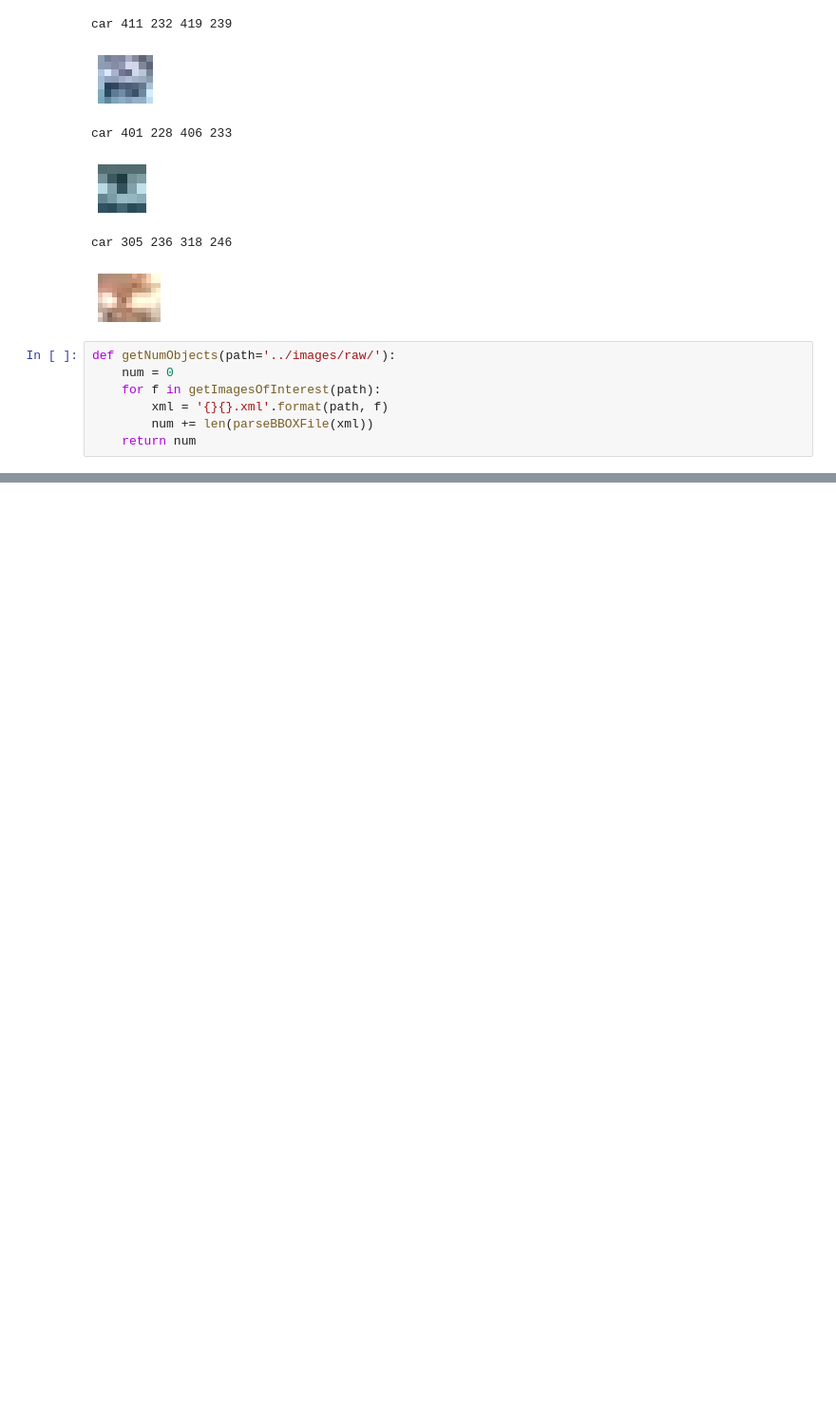
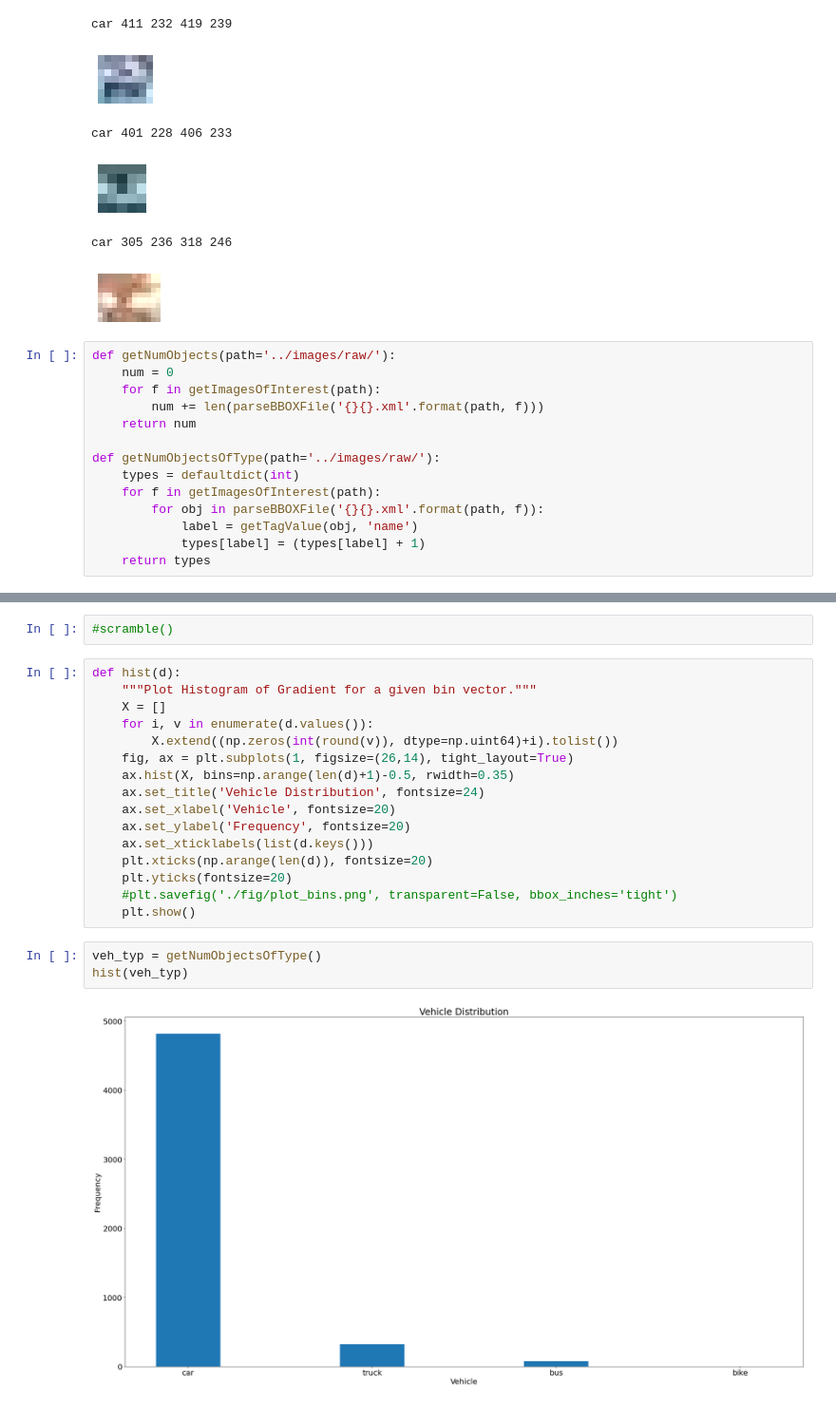
Before and after one commit to BerntA/CVEET, a Jupyter notebook: src/preprocessing.ipynb, the cells around one changed output, grey strips where cells are left out. Shown at 95% size. Saved outputs shown, nothing was run; the diff lists cells and outputs as text; blank space fills up the shorter version.

Commit message:
- Added vehicle distribution hist. Added some new helper funcs.

```diff
--- a/src/preprocessing.ipynb
+++ b/src/preprocessing.ipynb
@@ -102,9 +108,16 @@ car 305 236 318 246
 def getNumObjects(path='../images/raw/'):
     num = 0
     for f in getImagesOfInterest(path):
-        xml = '{}{}.xml'.format(path, f)
-        num += len(parseBBOXFile(xml))
+        num += len(parseBBOXFile('{}{}.xml'.format(path, f)))
     return num
+
+def getNumObjectsOfType(path='../images/raw/'):
+    types = defaultdict(int)
+    for f in getImagesOfInterest(path):
+        for obj in parseBBOXFile('{}{}.xml'.format(path, f)):
+            label = getTagValue(obj, 'name')
+            types[label] = (types[label] + 1)
+    return types
 # %%
 getNumObjects()
 # %% [output]
@@ -111,0 +155,23 @@ getNumObjects()
+# %%
+#scramble()
+# %%
+def hist(d):
+    """Plot Histogram of Gradient for a given bin vector."""
+    X = []
+    for i, v in enumerate(d.values()):
+        X.extend((np.zeros(int(round(v)), dtype=np.uint64)+i).tolist())
+    fig, ax = plt.subplots(1, figsize=(26,14), tight_layout=True)
+    ax.hist(X, bins=np.arange(len(d)+1)-0.5, rwidth=0.35)
+    ax.set_title('Vehicle Distribution', fontsize=24)
+    ax.set_xlabel('Vehicle', fontsize=20)
+    ax.set_ylabel('Frequency', fontsize=20)
+    ax.set_xticklabels(list(d.keys()))
+    plt.xticks(np.arange(len(d)), fontsize=20)
+    plt.yticks(fontsize=20)
+    #plt.savefig('./fig/plot_bins.png', transparent=False, bbox_inches='tight')
+    plt.show()
+# %%
+veh_typ = getNumObjectsOfType()
+hist(veh_typ)
+# %% [output]
+[figure, added]
```
Also changed, not shown: parts of 5 cells of this notebook.
